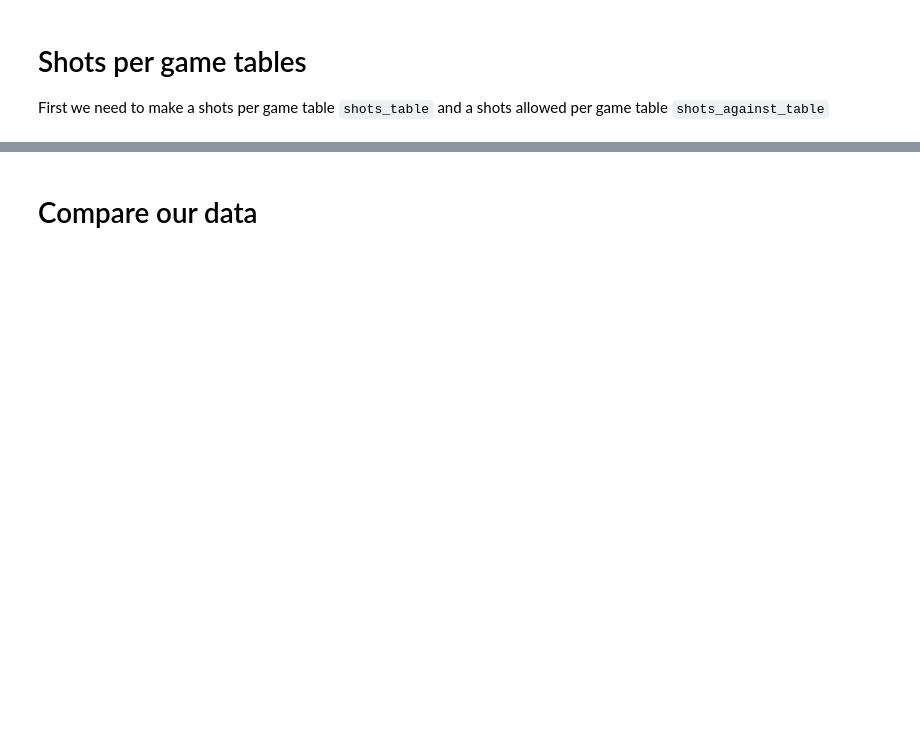
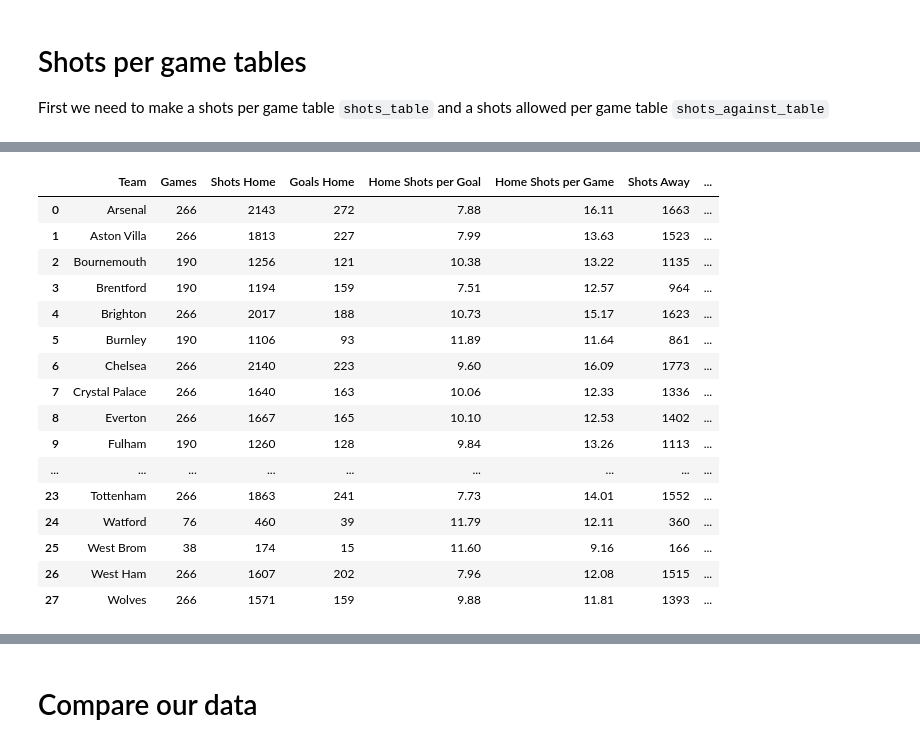
Before and after one commit to kkathait/D501_Final_Project, a Jupyter notebook: table_notebooks/shots.ipynb, the cells around one changed output, grey strips where cells are left out. Drawn from its saved outputs; the diff is of its cells as text; code cells hidden in the pictures; blank space fills up the shorter version.

```diff
--- a/table_notebooks/shots.ipynb
+++ b/table_notebooks/shots.ipynb
@@ -157,0 +24,20 @@ shots_against_table
+# %%
+shots
+# %% [output]
+|  | Team | Games | Shots Home | Goals Home | Home Shots per Goal | Home Shots per Game | Shots Away | ... |
+| 0 | Arsenal | 266 | 2143 | 272 | 7.88 | 16.11 | 1663 | ... |
+| 1 | Aston Villa | 266 | 1813 | 227 | 7.99 | 13.63 | 1523 | ... |
+| 2 | Bournemouth | 190 | 1256 | 121 | 10.38 | 13.22 | 1135 | ... |
+| 3 | Brentford | 190 | 1194 | 159 | 7.51 | 12.57 | 964 | ... |
+| 4 | Brighton | 266 | 2017 | 188 | 10.73 | 15.17 | 1623 | ... |
+| 5 | Burnley | 190 | 1106 | 93 | 11.89 | 11.64 | 861 | ... |
+| 6 | Chelsea | 266 | 2140 | 223 | 9.60 | 16.09 | 1773 | ... |
+| 7 | Crystal Palace | 266 | 1640 | 163 | 10.06 | 12.33 | 1336 | ... |
+| 8 | Everton | 266 | 1667 | 165 | 10.10 | 12.53 | 1402 | ... |
+| 9 | Fulham | 190 | 1260 | 128 | 9.84 | 13.26 | 1113 | ... |
+| ... | ... | ... | ... | ... | ... | ... | ... | ... |
+| 23 | Tottenham | 266 | 1863 | 241 | 7.73 | 14.01 | 1552 | ... |
+| 24 | Watford | 76 | 460 | 39 | 11.79 | 12.11 | 360 | ... |
+| 25 | West Brom | 38 | 174 | 15 | 11.60 | 9.16 | 166 | ... |
+| 26 | West Ham | 266 | 1607 | 202 | 7.96 | 12.08 | 1515 | ... |
+| 27 | Wolves | 266 | 1571 | 159 | 9.88 | 11.81 | 1393 | ... |
```
Also changed, not shown: parts of 8 cells of this notebook.
